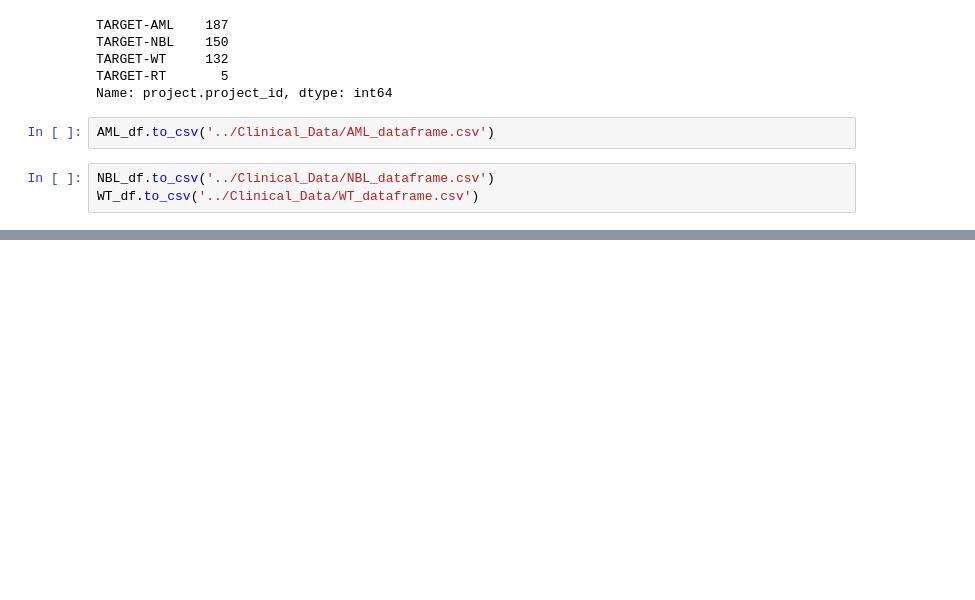
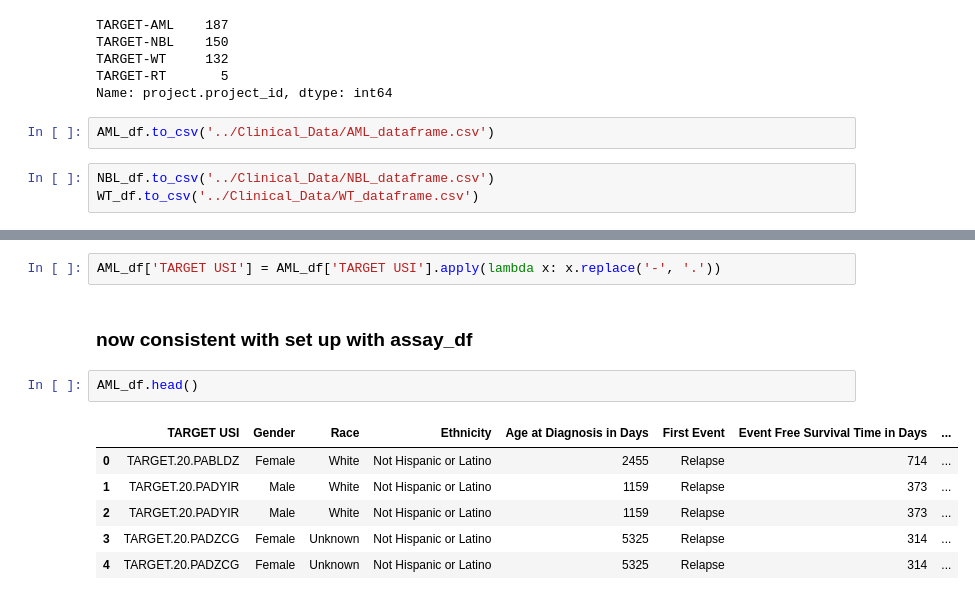
Before and after one commit to NCBI-Hackathons/ConsensusML, a Jupyter notebook: scripts/david_clean.ipynb, the cells around one changed output, grey strips where cells are left out. Saved outputs shown, nothing was run; the diff lists cells and outputs as text; blank space fills up the shorter version.

```diff
--- a/scripts/david_clean.ipynb
+++ b/scripts/david_clean.ipynb
@@ -95,0 +150,13 @@ WT_df.to_csv('../Clinical_Data/WT_dataframe.csv')
+# %%
+AML_df['TARGET USI'] = AML_df['TARGET USI'].apply(lambda x: x.replace('-', '.'))
+# %% [markdown]
+### now consistent with set up with assay_df
+# %%
+AML_df.head()
+# %% [output]
+|  | TARGET USI | Gender | Race | Ethnicity | Age at Diagnosis in Days | First Event | Event Free Survival Time in Days | ... |
+| 0 | TARGET.20.PABLDZ | Female | White | Not Hispanic or Latino | 2455 | Relapse | 714 | ... |
+| 1 | TARGET.20.PADYIR | Male | White | Not Hispanic or Latino | 1159 | Relapse | 373 | ... |
+| 2 | TARGET.20.PADYIR | Male | White | Not Hispanic or Latino | 1159 | Relapse | 373 | ... |
+| 3 | TARGET.20.PADZCG | Female | Unknown | Not Hispanic or Latino | 5325 | Relapse | 314 | ... |
+| 4 | TARGET.20.PADZCG | Female | Unknown | Not Hispanic or Latino | 5325 | Relapse | 314 | ... |
```
Also changed, not shown: parts of 26 cells of this notebook.
